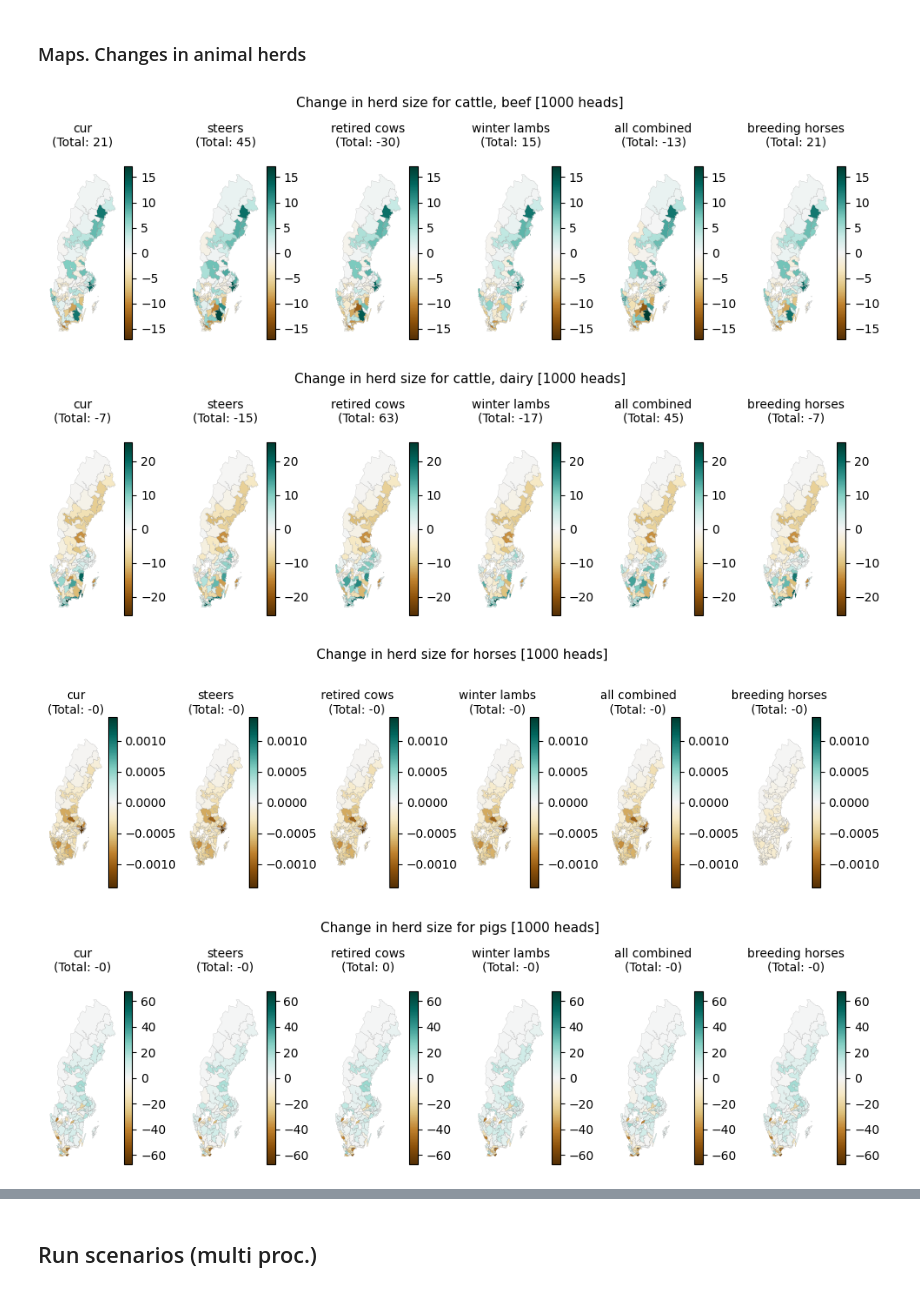
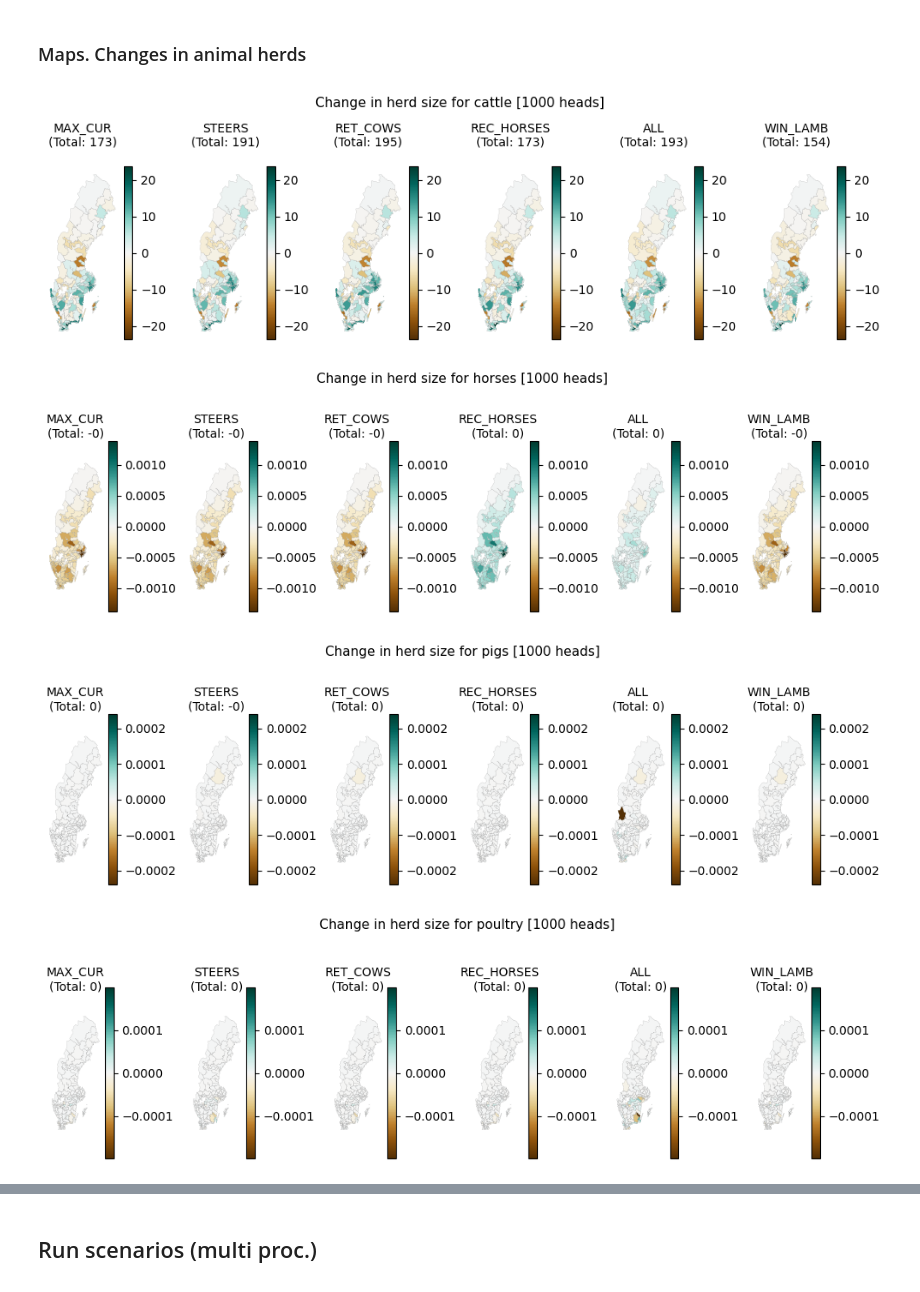
Before and after one commit to karlssonjo/seminatgrass, a Jupyter notebook: CIBUSmod_run.ipynb, the cells around one changed output, grey strips where cells are left out. Drawn from its saved outputs; the diff is of its cells as text; code cells hidden in the pictures.

```diff
--- a/CIBUSmod_run.ipynb
+++ b/CIBUSmod_run.ipynb
@@ -395,7 +481,7 @@ for ani in plot_data.index.unique('animal_system'):
         ylabel_fontsize=10,
         cmap='YlGnBu'
     )
-    ax.axhline(d.loc['baseline'].sum(axis=1).iloc[0], c='black', linewidth=0.5, linestyle='--')
+    ax.axhline(d.loc['BL'].sum(axis=1).iloc[0], c='black', linewidth=0.5, linestyle='--')
     ax.legend(loc='center left', bbox_to_anchor=(1,0.5), frameon=False, ncol=1, fontsize=9, reverse=True)
     plt.show()
 # %% [output]
@@ -441,8 +535,8 @@ plt.show()
 plot_data = (
     session.get_attr('c','area',{'crop':'land_use', 'region':None})
     .loc[scn_final,:]
-    .transform(lambda x: x.sub(x.loc[('baseline','0')],axis=1))
-    .drop(('baseline','0'))
+    .transform(lambda x: x.sub(x.loc[('BL','0')],axis=1))
+    .drop(('BL','0'))
     .droplevel('year')
 )/1000
 
@@ -493,0 +588,12 @@ plt.show()
+# %%
+d=(
+    (
+    session.get_attr('c','harvest',{'crop':None}) /
+    session.get_attr('c','area',{'crop':None})
+    )
+    .loc[scn_final,['Wheat, winter','Wheat, spring', 'Barley, spring', 'Ley for fodder', 'Ley for grazing']]
+    .loc[sort.unique('scn')]
+    .stack()
+)
+
+cm.plot.bar(d, group_levels='crop')
@@ -498,7 +744,7 @@ tot_share = (sng_use.sum(axis=1) / sng_pot.sum(axis=1)).droplevel('year')*100
 
 plot_data = (
     (sng_use / sng_pot)
-    .drop('baseline', level='scn')
+    .drop('BL', level='scn')
     .droplevel('year')
 ) * 100
 scn_sorted = plot_data.sum(axis=1).sort_values().index
@@ -524,40 +770,40 @@ plt.show()
 ### Maps. Changes in animal herds
 # %%
 plot_data = (
-    session.get_attr('a','heads',['region','species','breed'])
+    session.get_attr('a','heads',['region','species'])
     .loc[scn_final]
     .droplevel('year')
-    .transform(lambda x: x.sub(x.loc[('baseline')],axis=1))
-    .drop('baseline')
+    .transform(lambda x: x.sub(x.loc[('BL')],axis=1))
+    .drop('BL')
     .stack('region')
 )/1000
-plot_data.columns = pd.Index([c[0] if c[0] != 'cattle' else ', '.join(c) for c in plot_data.columns], name='animal_system')
-plot_data = plot_data.T.groupby('animal_system').sum().T
+# plot_data.columns = pd.Index([c[0] if c[0] != 'cattle' else ', '.join(c) for c in plot_data.columns], name='animal_system')
+# plot_data = plot_data.T.groupby('animal_system').sum().T
 
 
 
 for ani in plot_data.columns:
     d = plot_data.loc[:,ani]
 
     lim = max(-min(d.values), max(d.values))
 
     fig, axs = plt.subplots(1,len(d.index.unique('scn')), figsize=(10,3))
     for n, scn in enumerate(d.index.unique('scn')):
         ax = axs[n]
         cm.plot.map_from_series(
             d.loc[scn],
             ax = ax,
             vmin = -lim,
             vmax = lim,
             **map_style_div
         )
         ax.set_title(f'{scn}\n(Total: {d.loc[scn].sum():.0f})', size=10)
         ax.axis('off')
     fig.suptitle(f'Change in herd size for {ani} [1000 heads]', size=11)
     plt.tight_layout()
     plt.show()
 # %% [output]
-[figure, old version]
+[figure, new version]
-[figure, old version]
+[figure, new version]
-[figure, old version]
+[figure, new version]
-[figure, old version]
+[figure, new version]
```
Also changed, not shown: parts of 22 cells of this notebook, 4 other files.
